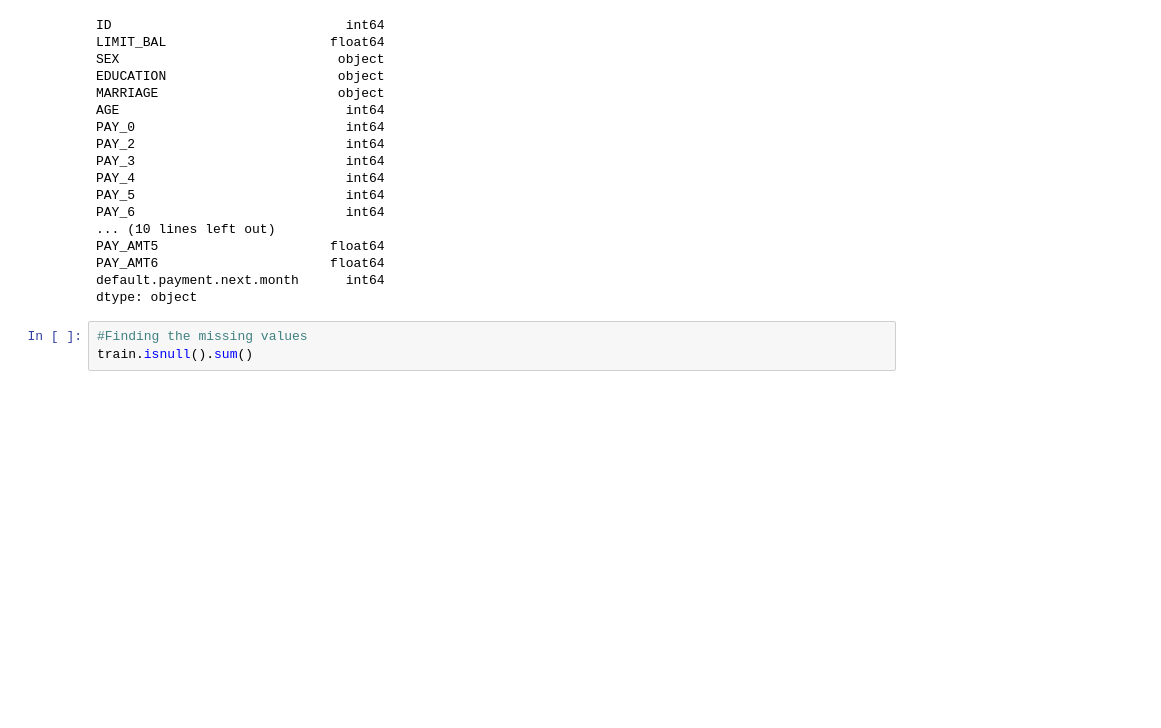
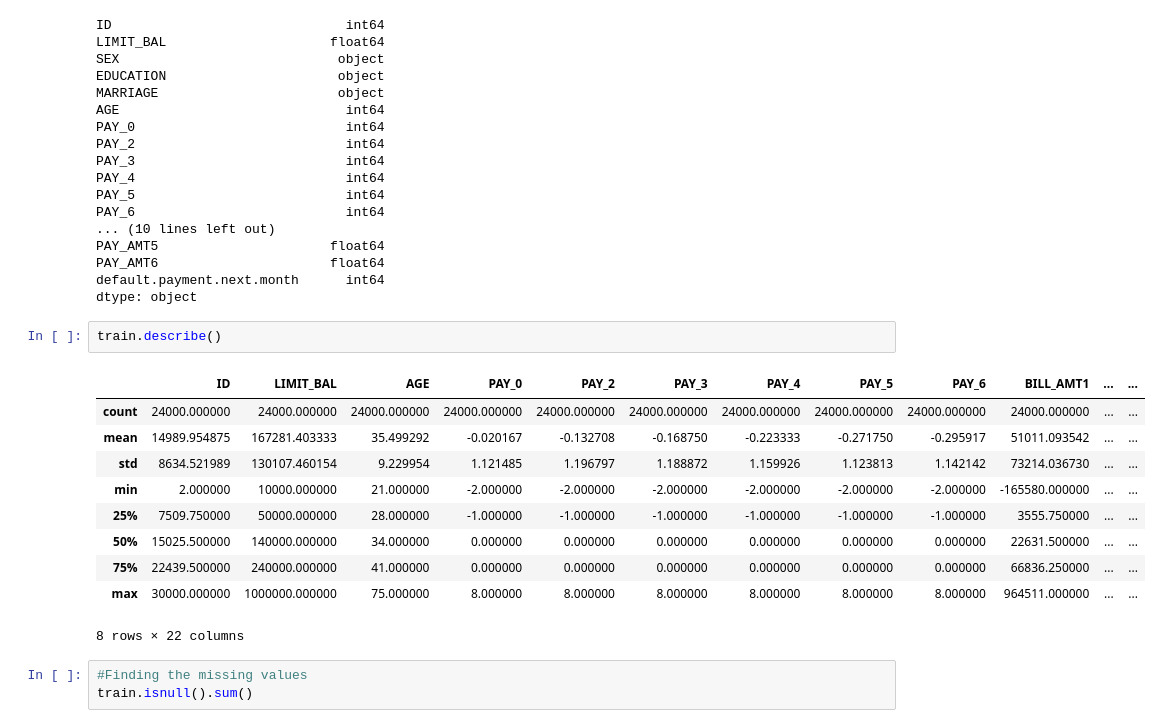
Before and after one commit to mdaffad/dacits, a Jupyter notebook: Untitled.ipynb, the cells around one changed output. Saved outputs shown, nothing was run; the diff lists cells and outputs as text; blank space fills up the shorter version.

```diff
--- a/Untitled.ipynb
+++ b/Untitled.ipynb
@@ -27,6 +27,19 @@ PAY_AMT5                      float64
 PAY_AMT6                      float64
 default.payment.next.month      int64
 dtype: object
+# %%
+train.describe()
+# %% [output]
+|  | ID | LIMIT_BAL | AGE | PAY_0 | PAY_2 | PAY_3 | PAY_4 | PAY_5 | PAY_6 | BILL_AMT1 | ... | ... |
+| count | 24000.000000 | 24000.000000 | 24000.000000 | 24000.000000 | 24000.000000 | 24000.000000 | 24000.000000 | 24000.000000 | 24000.000000 | 24000.000000 | ... | ... |
+| mean | 14989.954875 | 167281.403333 | 35.499292 | -0.020167 | -0.132708 | -0.168750 | -0.223333 | -0.271750 | -0.295917 | 51011.093542 | ... | ... |
+| std | 8634.521989 | 130107.460154 | 9.229954 | 1.121485 | 1.196797 | 1.188872 | 1.159926 | 1.123813 | 1.142142 | 73214.036730 | ... | ... |
+| min | 2.000000 | 10000.000000 | 21.000000 | -2.000000 | -2.000000 | -2.000000 | -2.000000 | -2.000000 | -2.000000 | -165580.000000 | ... | ... |
+| 25% | 7509.750000 | 50000.000000 | 28.000000 | -1.000000 | -1.000000 | -1.000000 | -1.000000 | -1.000000 | -1.000000 | 3555.750000 | ... | ... |
+| 50% | 15025.500000 | 140000.000000 | 34.000000 | 0.000000 | 0.000000 | 0.000000 | 0.000000 | 0.000000 | 0.000000 | 22631.500000 | ... | ... |
+| 75% | 22439.500000 | 240000.000000 | 41.000000 | 0.000000 | 0.000000 | 0.000000 | 0.000000 | 0.000000 | 0.000000 | 66836.250000 | ... | ... |
+| max | 30000.000000 | 1000000.000000 | 75.000000 | 8.000000 | 8.000000 | 8.000000 | 8.000000 | 8.000000 | 8.000000 | 964511.000000 | ... | ... |
+8 rows × 22 columns
 # %%
 #Finding the missing values
 train.isnull().sum()
```
Also changed, not shown: parts of 5 cells of this notebook.
